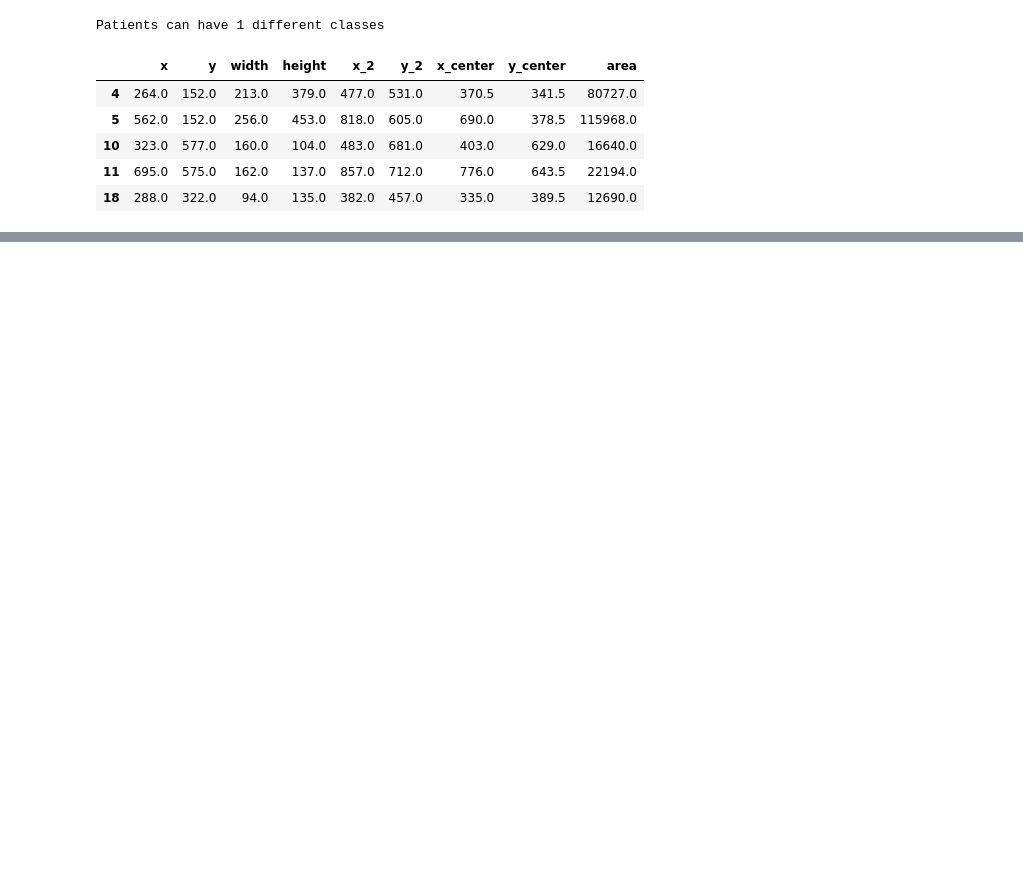
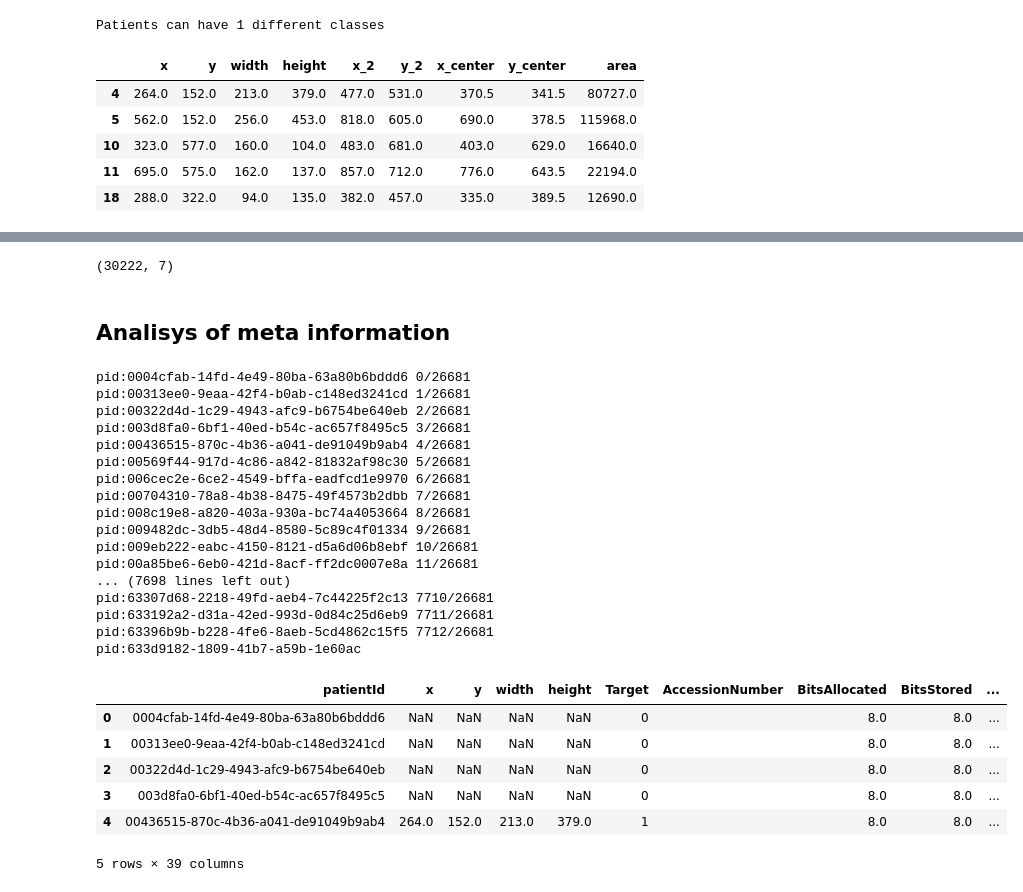
Before and after one commit to leomeloj/ml-rsna-challenge, a Jupyter notebook: kernels/Practical EDA on Numerical Data.ipynb, the cells around one changed output, grey strips where cells are left out. Cells and saved outputs as stored; diff of their text form; code cells hidden in the pictures; blank space fills up the shorter version.

```diff
--- a/kernels/Practical EDA on Numerical Data.ipynb
+++ b/kernels/Practical EDA on Numerical Data.ipynb
@@ -164,0 +170,3 @@ plt.show()
+# %%
+pid_width = list(df[df['width'] > 500]['patientId'].values)
+df[df['patientId'].isin(pid_width)]
@@ -164,0 +180,3 @@ plt.show()
+# %%
+pid_height = list(df[df['height'] > 900]['patientId'].values)
+df[df['patientId'].isin(pid_height)]
@@ -164,0 +189,57 @@ plt.show()
+# %%
+df = df[~df['patientId'].isin(pid_width + pid_height)]
+df.shape
+# %% [output]
+(30222, 7)
+# %% [markdown]
+## Analisys of meta information
+# %%
+df_meta = df.drop('class', axis = 1).copy()
+# %%
+dcm_columns = None
+l_patients = len(df_meta['patientId'].unique())
+for n, pid in enumerate(df_meta['patientId'].unique()):
+    dcm_file = '../data/%s.dcm' % pid
+    dcm_data = pydicom.read_file(dcm_file)
+    print (f"pid:{pid} {n}/{l_patients}")
+    if not dcm_columns:
+        dcm_columns = dcm_data.dir()
+        dcm_columns.remove('PixelSpacing')
+        dcm_columns.remove('PixelData')
+
+    for col in dcm_columns:
+        if not (col in df_meta.columns):
+            df_meta[col] = np.nan
+        index = df_meta[df_meta['patientId'] == pid].index
+        df_meta.loc[index, col] = dcm_data.data_element(col).value
+
+    del dcm_data
+
+gc.collect()
+
+df_meta.head()
+# %% [output]
+pid:0004cfab-14fd-4e49-80ba-63a80b6bddd6 0/26681
+pid:00313ee0-9eaa-42f4-b0ab-c148ed3241cd 1/26681
+pid:00322d4d-1c29-4943-afc9-b6754be640eb 2/26681
+pid:003d8fa0-6bf1-40ed-b54c-ac657f8495c5 3/26681
+pid:00436515-870c-4b36-a041-de91049b9ab4 4/26681
+pid:00569f44-917d-4c86-a842-81832af98c30 5/26681
+pid:006cec2e-6ce2-4549-bffa-eadfcd1e9970 6/26681
+pid:00704310-78a8-4b38-8475-49f4573b2dbb 7/26681
+pid:008c19e8-a820-403a-930a-bc74a4053664 8/26681
+pid:009482dc-3db5-48d4-8580-5c89c4f01334 9/26681
+pid:009eb222-eabc-4150-8121-d5a6d06b8ebf 10/26681
+pid:00a85be6-6eb0-421d-8acf-ff2dc0007e8a 11/26681
+... (7698 lines left out)
+pid:63307d68-2218-49fd-aeb4-7c44225f2c13 7710/26681
+pid:633192a2-d31a-42ed-993d-0d84c25d6eb9 7711/26681
+pid:63396b9b-b228-4fe6-8aeb-5cd4862c15f5 7712/26681
+pid:633d9182-1809-41b7-a59b-1e60ac
+|  | patientId | x | y | width | height | Target | AccessionNumber | BitsAllocated | BitsStored | ... |
+| 0 | 0004cfab-14fd-4e49-80ba-63a80b6bddd6 | NaN | NaN | NaN | NaN | 0 |  | 8.0 | 8.0 | ... |
+| 1 | 00313ee0-9eaa-42f4-b0ab-c148ed3241cd | NaN | NaN | NaN | NaN | 0 |  | 8.0 | 8.0 | ... |
+| 2 | 00322d4d-1c29-4943-afc9-b6754be640eb | NaN | NaN | NaN | NaN | 0 |  | 8.0 | 8.0 | ... |
+| 3 | 003d8fa0-6bf1-40ed-b54c-ac657f8495c5 | NaN | NaN | NaN | NaN | 0 |  | 8.0 | 8.0 | ... |
+| 4 | 00436515-870c-4b36-a041-de91049b9ab4 | 264.0 | 152.0 | 213.0 | 379.0 | 1 |  | 8.0 | 8.0 | ... |
+5 rows × 39 columns
```
Also changed, not shown: parts of 53 cells of this notebook, 3 other files.
